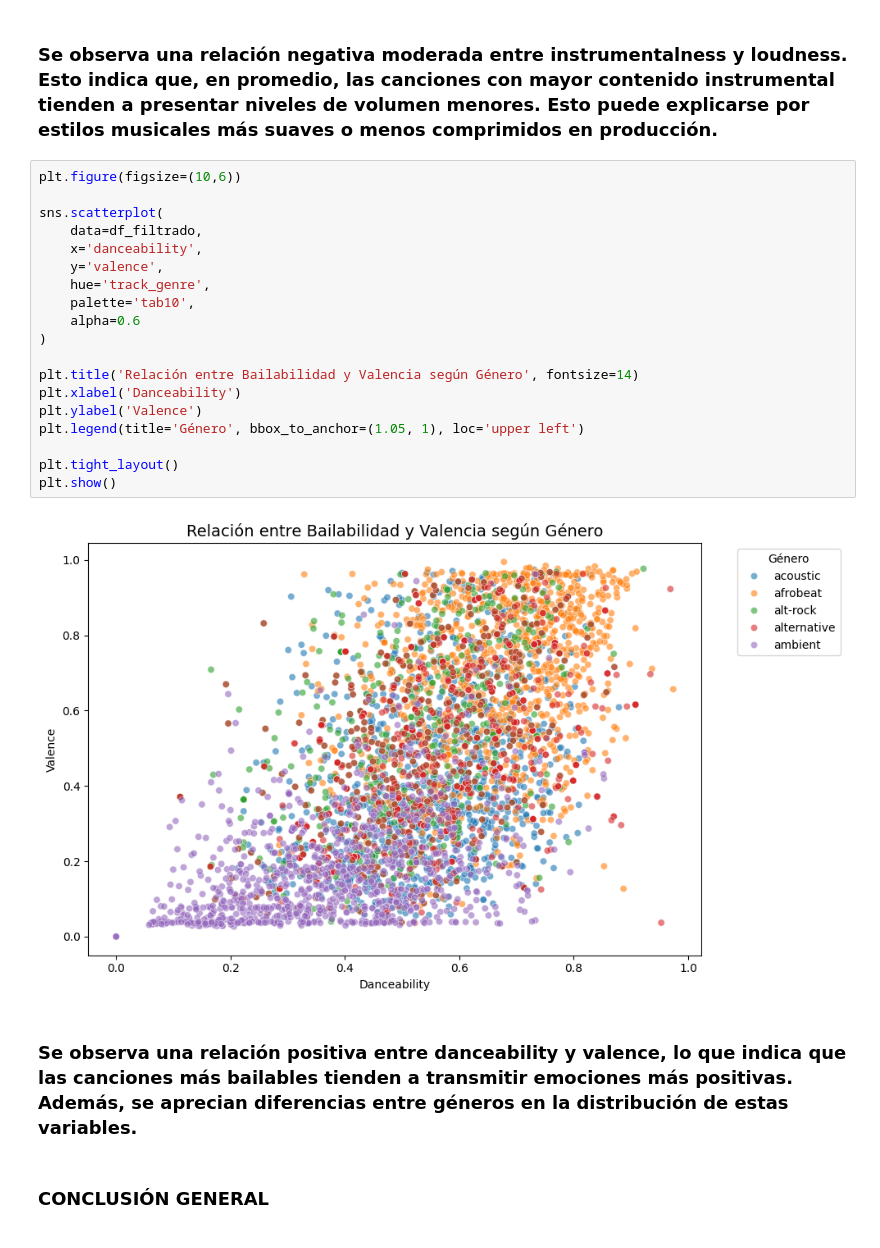
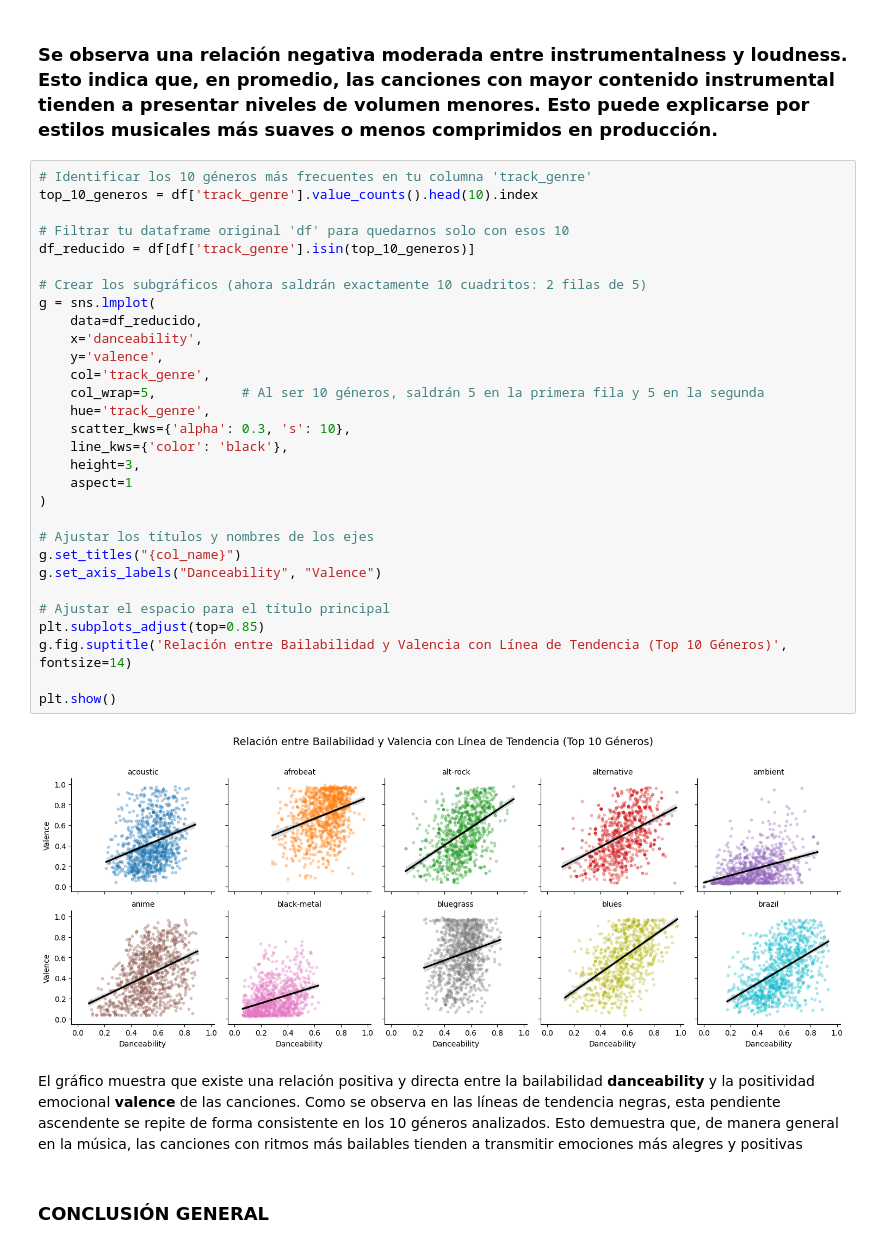
Before and after one commit to CamFuenzalidaC/GuerrerosZ, a Jupyter notebook: Segunda _evaluacion.ipynb, the cells around one changed output. Saved outputs shown, nothing was run; the diff lists cells and outputs as text.

```diff
--- a/Segunda _evaluacion.ipynb
+++ b/Segunda _evaluacion.ipynb
@@ -542,29 +542,40 @@ plt.show()
 [figure]
 # %% [markdown]
 ### Se observa una relación negativa moderada entre instrumentalness y loudness. Esto indica que, en promedio, las canciones con mayor contenido instrumental tienden a presentar niveles de volumen menores. Esto puede explicarse por estilos musicales más suaves o menos comprimidos en producción.
-# %%
-plt.figure(figsize=(10,6))
-
-sns.scatterplot(
-    data=df_filtrado,
-    x='danceability',
-    y='valence',
-    hue='track_genre',
-    palette='tab10',
-    alpha=0.6
-)
-
-plt.title('Relación entre Bailabilidad y Valencia según Género', fontsize=14)
-plt.xlabel('Danceability')
-plt.ylabel('Valence')
-plt.legend(title='Género', bbox_to_anchor=(1.05, 1), loc='upper left')
-
-plt.tight_layout()
-plt.show()
-# %% [output]
-[figure, removed]
-# %% [markdown]
-### Se observa una relación positiva entre danceability y valence, lo que indica que las canciones más bailables tienden a transmitir emociones más positivas. Además, se aprecian diferencias entre géneros en la distribución de estas variables.
+# %%
+# Identificar los 10 géneros más frecuentes en tu columna 'track_genre'
+top_10_generos = df['track_genre'].value_counts().head(10).index
+
+# Filtrar tu dataframe original 'df' para quedarnos solo con esos 10
+df_reducido = df[df['track_genre'].isin(top_10_generos)]
+
+# Crear los subgráficos (ahora saldrán exactamente 10 cuadritos: 2 filas de 5)
+g = sns.lmplot(
+    data=df_reducido,
+    x='danceability',
+    y='valence',
+    col='track_genre',
+    col_wrap=5,           # Al ser 10 géneros, saldrán 5 en la primera fila y 5 en la segunda
+    hue='track_genre',
+    scatter_kws={'alpha': 0.3, 's': 10},
+    line_kws={'color': 'black'},
+    height=3,
+    aspect=1
+)
+
+# Ajustar los títulos y nombres de los ejes
+g.set_titles("{col_name}")
+g.set_axis_labels("Danceability", "Valence")
+
+# Ajustar el espacio para el título principal
+plt.subplots_adjust(top=0.85)
+g.fig.suptitle('Relación entre Bailabilidad y Valencia con Línea de Tendencia (Top 10 Géneros)', fontsize=14)
+
+plt.show()
+# %% [output]
+[figure, added]
+# %% [markdown]
+El gráfico muestra que existe una relación positiva y directa entre la bailabilidad **danceability** y la positividad emocional **valence** de las canciones. Como se observa en las líneas de tendencia negras, esta pendiente ascendente se repite de forma consistente en los 10 géneros analizados. Esto demuestra que, de manera general en la música, las canciones con ritmos más bailables tienden a transmitir emociones más alegres y positivas
 # %% [markdown]
 ### **CONCLUSIÓN GENERAL**
 # %% [markdown]
```
Also changed, not shown: parts of 10 cells of this notebook.
